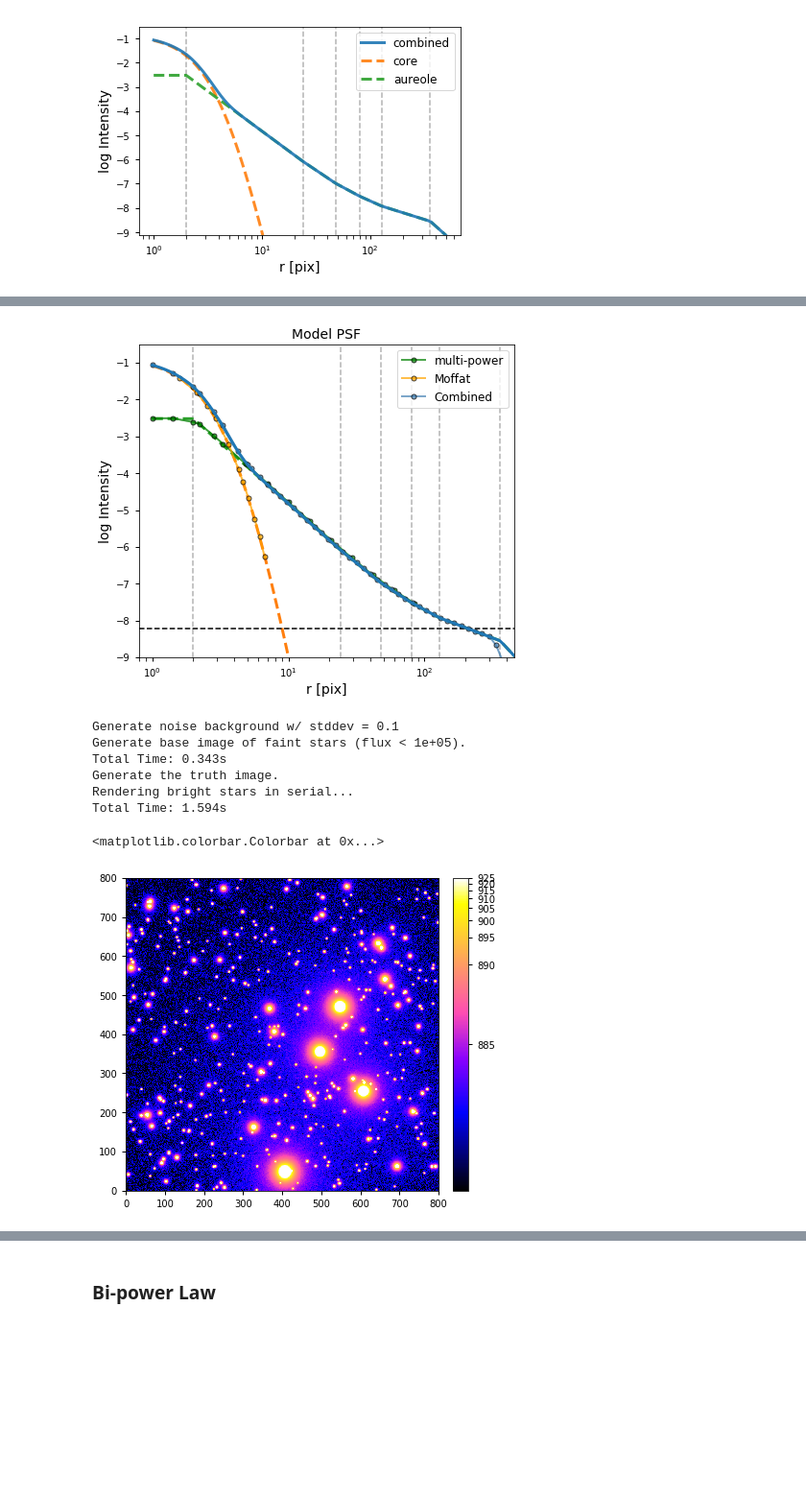
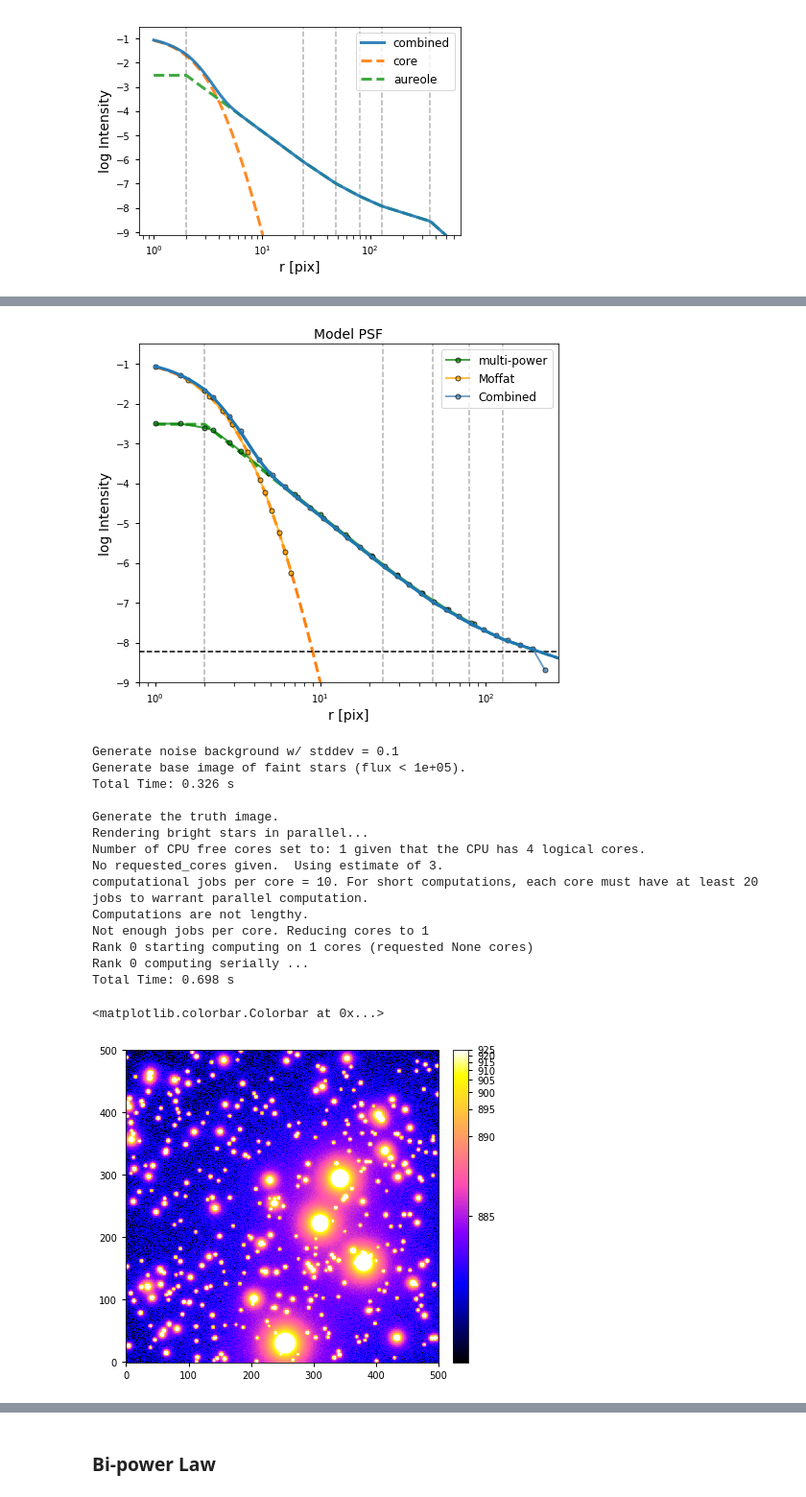
Before and after one commit to qliu4676/elderflower, a Jupyter notebook: demos/Run_Fitting_Mock_demo.ipynb, the cells around one changed output, grey strips where cells are left out. Shown at 96% size. Drawn from its saved outputs; the diff is of its cells as text; code cells hidden in the pictures; blank space fills up the shorter version.

```diff
--- a/demos/Run_Fitting_Mock_demo.ipynb
+++ b/demos/Run_Fitting_Mock_demo.ipynb
@@ -21,7 +18,7 @@ mu = 884
 sigma = 1e-1
 # %%
 # Image Parameter
-image_size = 801
+image_size = 501
 pixel_scale = 2.5                                # arcsec/pixel
 
 # PSF Parameters
@@ -92,30 +89,38 @@ Amp_m = psf.Flux2Amp(Flux).max()
 contrast = Amp_m / sigma
 psf.plot_model_galsim(psf_c, psf_e, image_size, contrast=contrast)
 # %% [output]
-[figure, old version]
+[figure, new version]
 # %%
 # Make noise image
 noise_image = make_noise_image(image_size, sigma)
 
 # Make sky background and dim stars
 image_base = make_base_image(image_size, stars, psf_base=star_psf)
 
 # Make truth image
-image = make_truth_image(psf, stars)
+image = make_truth_image(psf, stars, parallel=True, verbose=True)
 image = image + image_base + mu + noise_image
 
 # Display Truth
 plt.figure(figsize=(7,6))
 im = plt.imshow(image, vmin=mu, vmax=925, norm=norm1); colorbar(im)
 # %% [output]
 Generate noise background w/ stddev = 0.1
 Generate base image of faint stars (flux < 1e+05).
-Total Time: 0.343s
+Total Time: 0.326 s
+
 Generate the truth image.
-Rendering bright stars in serial...
-Total Time: 1.594s
+Rendering bright stars in parallel...
+Number of CPU free cores set to: 1 given that the CPU has 4 logical cores.
+No requested_cores given.  Using estimate of 3.
+computational jobs per core = 10. For short computations, each core must have at least 20 jobs to warrant parallel computation.
+Computations are not lengthy.
+Not enough jobs per core. Reducing cores to 1
+Rank 0 starting computing on 1 cores (requested None cores)
+Rank 0 computing serially ...
+Total Time: 0.698 s
 <matplotlib.colorbar.Colorbar at 0x...>
-[figure, old version]
+[figure, new version]
 # %%
 # Masking
 mask = Mask(image, stars, image_size, mu=mu)
```
Also changed, not shown: parts of 14 cells of this notebook, 3 other files.
